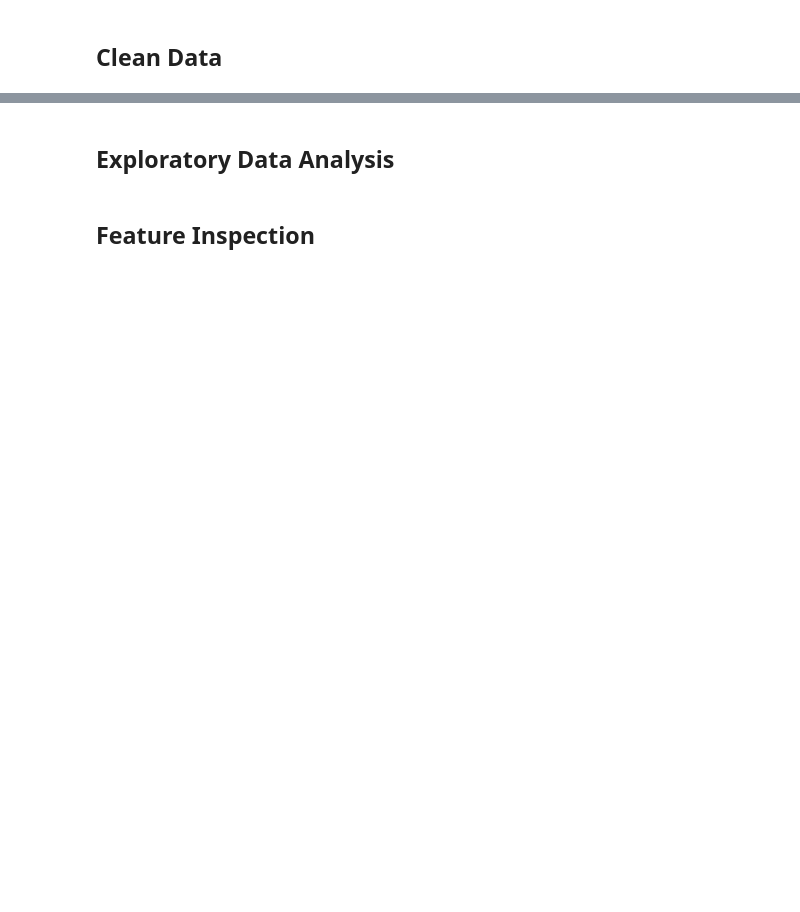
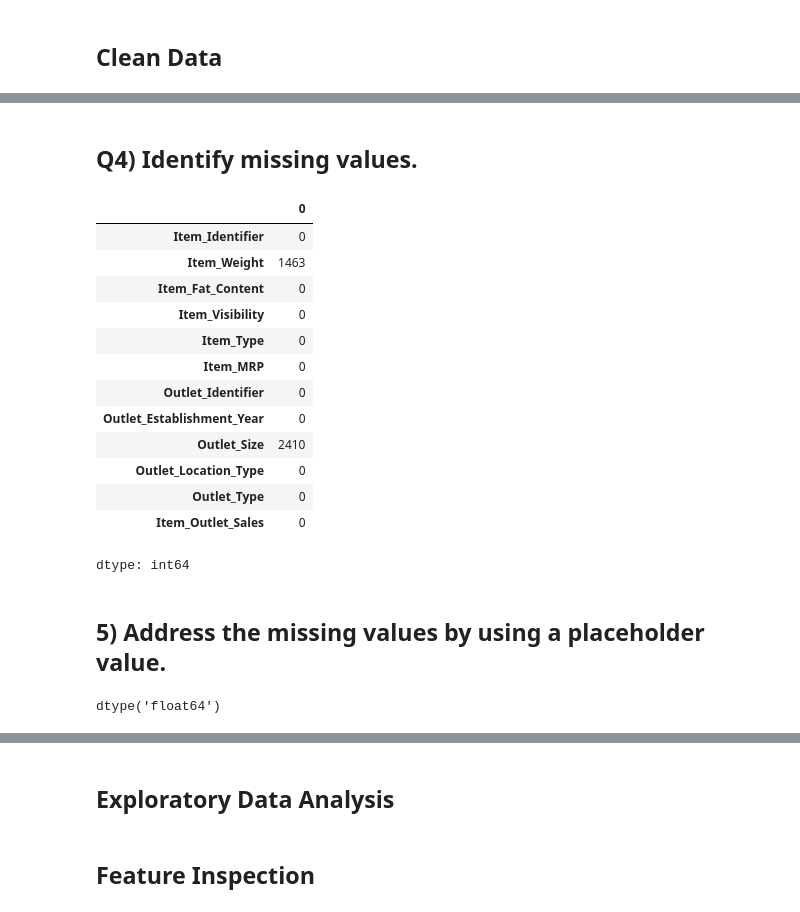
Before and after one commit to QamarSabra/Prediction-of-Product-Sales, a Jupyter notebook: Prediction_of_Product_Sales.ipynb, the cells around one changed output, grey strips where cells are left out. Drawn from its saved outputs; the diff is of its cells as text; code cells hidden in the pictures; blank space fills up the shorter version.

```diff
--- a/Prediction_of_Product_Sales.ipynb
+++ b/Prediction_of_Product_Sales.ipynb
@@ -11,0 +92,25 @@
+# %% [markdown]
+## Q4) Identify missing values.
+# %%
+df_sales.isna().sum()
+# %% [output]
+|  | 0 |
+| Item_Identifier | 0 |
+| Item_Weight | 1463 |
+| Item_Fat_Content | 0 |
+| Item_Visibility | 0 |
+| Item_Type | 0 |
+| Item_MRP | 0 |
+| Outlet_Identifier | 0 |
+| Outlet_Establishment_Year | 0 |
+| Outlet_Size | 2410 |
+| Outlet_Location_Type | 0 |
+| Outlet_Type | 0 |
+| Item_Outlet_Sales | 0 |
+dtype: int64
+# %% [markdown]
+## 5) Address the missing values by using a placeholder value.
+# %%
+df_sales['Item_Weight'].dtype
+# %% [output]
+dtype('float64')
```
Also changed, not shown: parts of 28 cells of this notebook.
